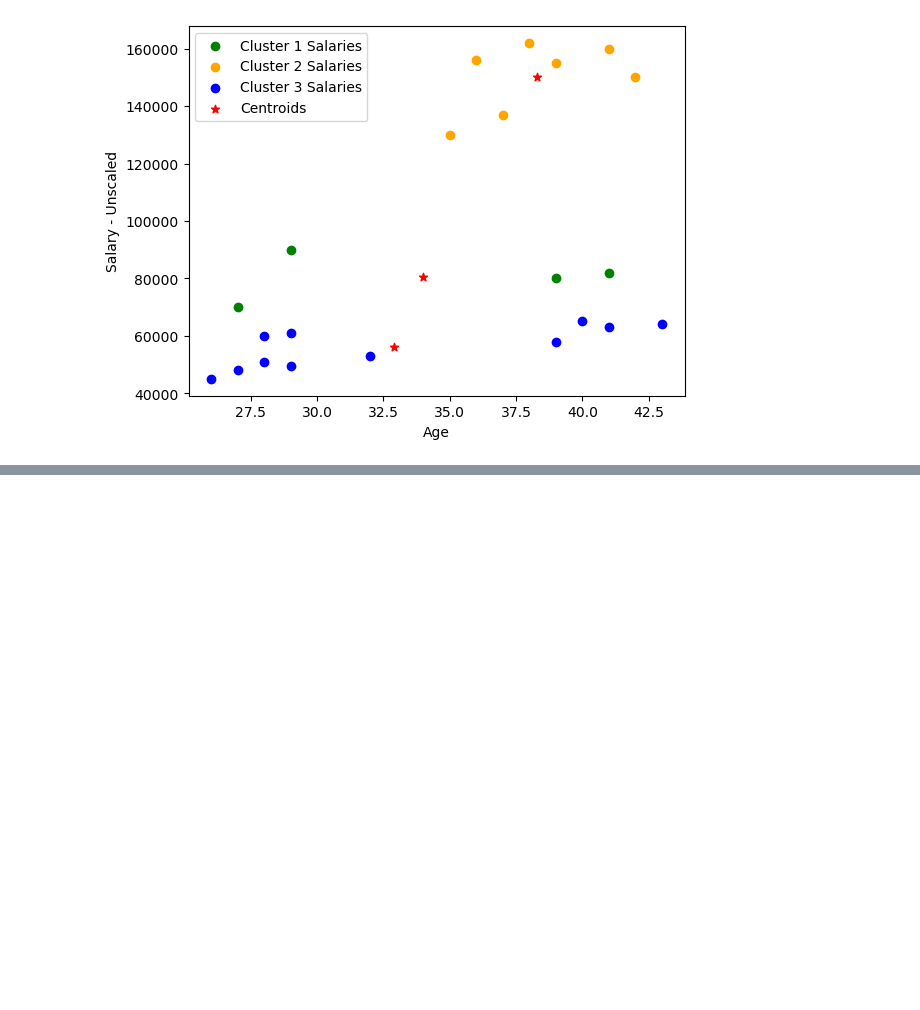
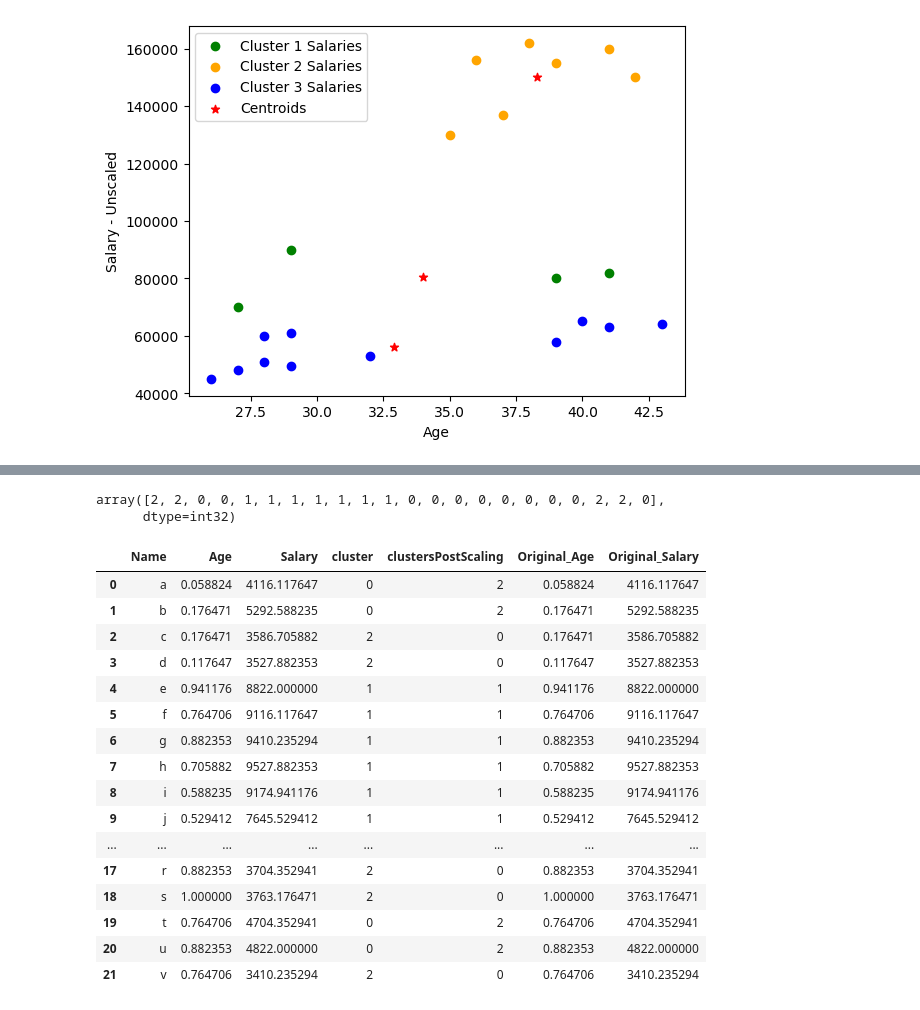
Before and after one commit to AnandThanumalayan/ds-tryouts, a Jupyter notebook: ml-tryouts/k-means/2d-clustering-sample.ipynb, the cells around one changed output, grey strips where cells are left out. Drawn from its saved outputs; the diff is of its cells as text; code cells hidden in the pictures; blank space fills up the shorter version.

```diff
--- a/ml-tryouts/k-means/2d-clustering-sample.ipynb
+++ b/ml-tryouts/k-means/2d-clustering-sample.ipynb
@@ -85,0 +131,28 @@ plt.legend()
+# %%
+km_post_scaling = KMeans(n_clusters=3)
+clustersPostScaling = km_post_scaling.fit_predict(scaledDfFiltered)
+clustersPostScaling
+# %% [output]
+array([2, 2, 0, 0, 1, 1, 1, 1, 1, 1, 1, 0, 0, 0, 0, 0, 0, 0, 0, 2, 2, 0],
+      dtype=int32)
+# %%
+scaledDf['clustersPostScaling'] = clustersPostScaling
+scaledDf
+# %% [output]
+|  | Name | Age | Salary | cluster | clustersPostScaling | Original_Age | Original_Salary |
+| 0 | a | 0.058824 | 4116.117647 | 0 | 2 | 0.058824 | 4116.117647 |
+| 1 | b | 0.176471 | 5292.588235 | 0 | 2 | 0.176471 | 5292.588235 |
+| 2 | c | 0.176471 | 3586.705882 | 2 | 0 | 0.176471 | 3586.705882 |
+| 3 | d | 0.117647 | 3527.882353 | 2 | 0 | 0.117647 | 3527.882353 |
+| 4 | e | 0.941176 | 8822.000000 | 1 | 1 | 0.941176 | 8822.000000 |
+| 5 | f | 0.764706 | 9116.117647 | 1 | 1 | 0.764706 | 9116.117647 |
+| 6 | g | 0.882353 | 9410.235294 | 1 | 1 | 0.882353 | 9410.235294 |
+| 7 | h | 0.705882 | 9527.882353 | 1 | 1 | 0.705882 | 9527.882353 |
+| 8 | i | 0.588235 | 9174.941176 | 1 | 1 | 0.588235 | 9174.941176 |
+| 9 | j | 0.529412 | 7645.529412 | 1 | 1 | 0.529412 | 7645.529412 |
+| ... | ... | ... | ... | ... | ... | ... | ... |
+| 17 | r | 0.882353 | 3704.352941 | 2 | 0 | 0.882353 | 3704.352941 |
+| 18 | s | 1.000000 | 3763.176471 | 2 | 0 | 1.000000 | 3763.176471 |
+| 19 | t | 0.764706 | 4704.352941 | 0 | 2 | 0.764706 | 4704.352941 |
+| 20 | u | 0.882353 | 4822.000000 | 0 | 2 | 0.882353 | 4822.000000 |
+| 21 | v | 0.764706 | 3410.235294 | 2 | 0 | 0.764706 | 3410.235294 |
```
Also changed, not shown: parts of 15 cells of this notebook, 2 other files.
